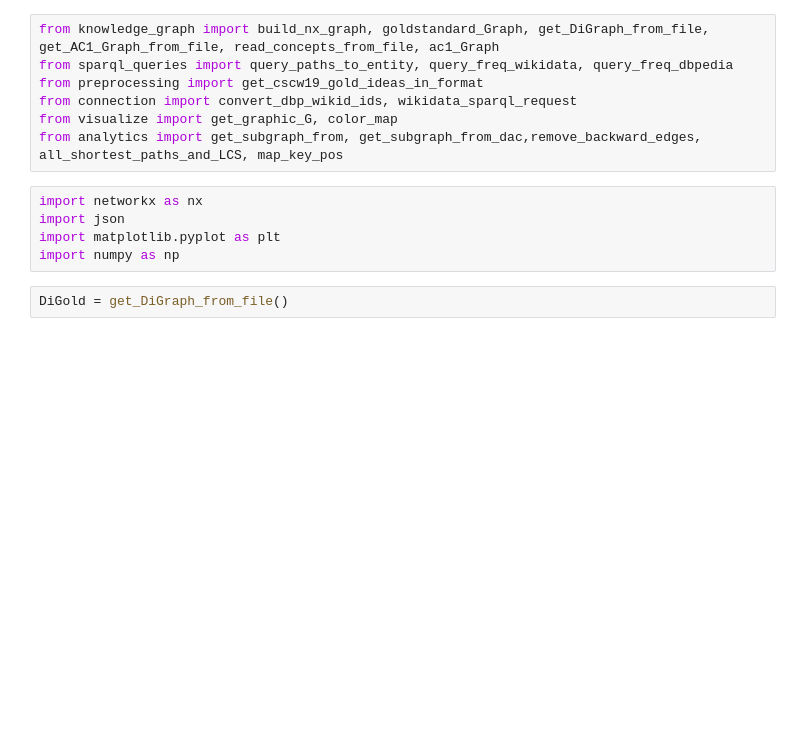
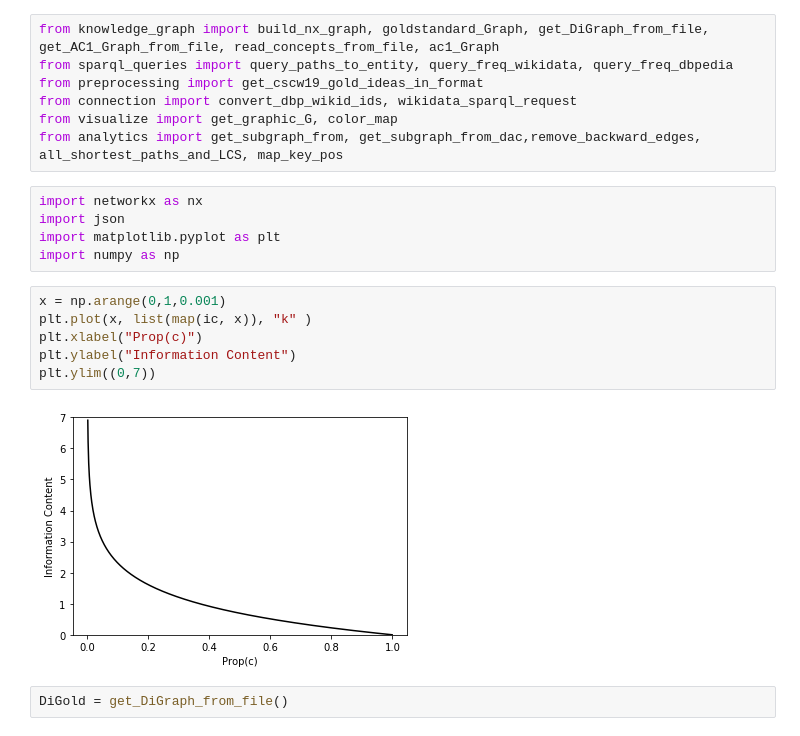
Before and after one commit to lukastaerk/SemanticSimilarityApproach, a Jupyter notebook: src/Calculate.ipynb, the cells around one changed output. Drawn from its saved outputs; the diff is of its cells as text; blank space fills up the shorter version.

```diff
--- a/src/Calculate.ipynb
+++ b/src/Calculate.ipynb
@@ -10,6 +10,14 @@ import networkx as nx
 import json
 import matplotlib.pyplot as plt
 import numpy as np
+# %%
+x = np.arange(0,1,0.001)
+plt.plot(x, list(map(ic, x)), "k" )
+plt.xlabel("Prop(c)")
+plt.ylabel("Information Content")
+plt.ylim((0,7))
+# %% [output]
+[figure, added]
 # %%
 DiGold = get_DiGraph_from_file()
 # %%
```
Also changed, not shown: parts of 1 cell of this notebook, 4 other files.
